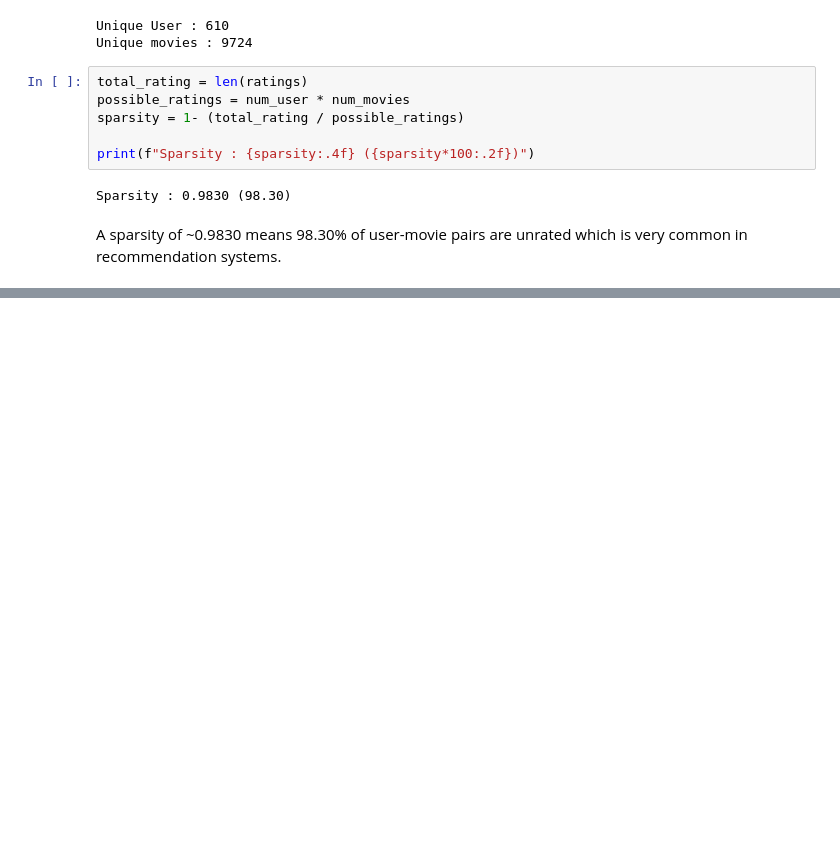
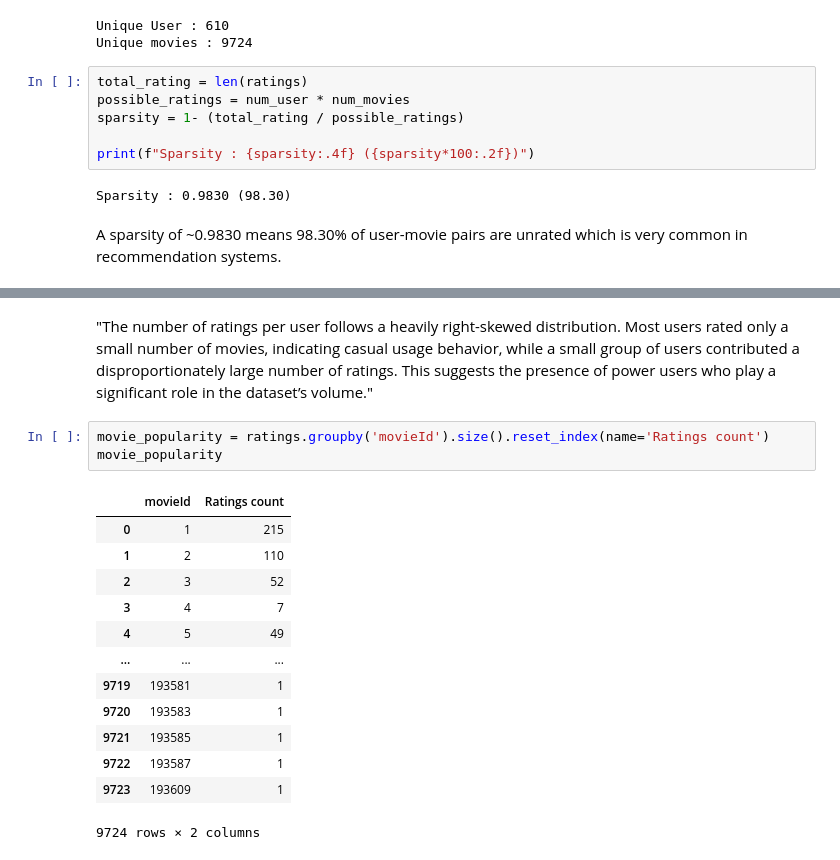
Before and after one commit to Sarvagya1212/FilmFusion, a Jupyter notebook: notebooks/EDA.ipynb, the cells around one changed output, grey strips where cells are left out. Drawn from its saved outputs; the diff is of its cells as text; blank space fills up the shorter version.

```diff
--- a/notebooks/EDA.ipynb
+++ b/notebooks/EDA.ipynb
@@ -590 +605,20 @@ Name: User count, dtype: float64
 [figure]
+# %% [markdown]
+"The number of ratings per user follows a heavily right-skewed distribution. Most users rated only a small number of movies, indicating casual usage behavior, while a small group of users contributed a disproportionately large number of ratings. This suggests the presence of power users who play a significant role in the dataset’s volume."
+# %%
+movie_popularity = ratings.groupby('movieId').size().reset_index(name='Ratings count')
+movie_popularity
+# %% [output]
+|  | movieId | Ratings count |
+| 0 | 1 | 215 |
+| 1 | 2 | 110 |
+| 2 | 3 | 52 |
+| 3 | 4 | 7 |
+| 4 | 5 | 49 |
+| ... | ... | ... |
+| 9719 | 193581 | 1 |
+| 9720 | 193583 | 1 |
+| 9721 | 193585 | 1 |
+| 9722 | 193587 | 1 |
+| 9723 | 193609 | 1 |
+9724 rows × 2 columns
```
Also changed, not shown: parts of 9 cells of this notebook.
